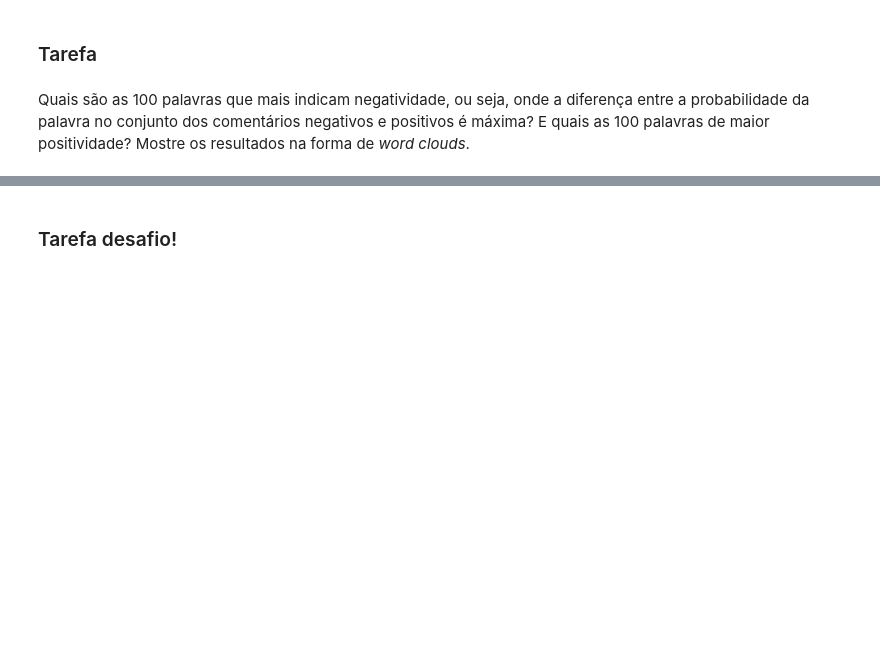
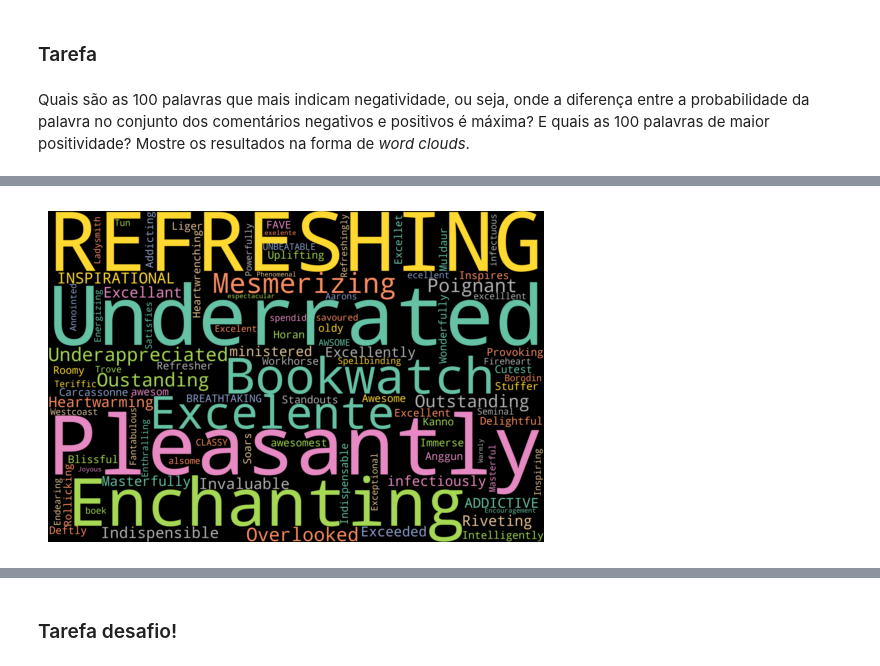
Before and after one commit to renatex333/scintilla-project, a Jupyter notebook: projeto_spark.ipynb, the cells around one changed output, grey strips where cells are left out. Cells and saved outputs as stored; diff of their text form; code cells hidden in the pictures; blank space fills up the shorter version.

```diff
--- a/projeto_spark.ipynb
+++ b/projeto_spark.ipynb
@@ -285,15 +339,22 @@ Quais são as 100 palavras que mais indicam negatividade, ou seja, onde a difere
 # %%
 diferencas_negativo = []
 diferencas_positivo = []
-for e in rdd_outer_joined:
+for word_and_probs in rdd_outer_joined:
     try:
-        diferencas_negativo.append((e[0], (e[1][1]-e[1][0])))
+        diferencas_positivo.append((word_and_probs[0], (word_and_probs[1][0]-word_and_probs[1][1])))
     except TypeError:
-        diferencas_negativo.append((e[0], None))
+        diferencas_positivo.append((word_and_probs[0], word_and_probs[1][0]))
+        continue
     try:
-        diferencas_positivo.append((e[0], (e[1][0]-e[1][1])))
+        diferencas_negativo.append((word_and_probs[0], (word_and_probs[1][1]-word_and_probs[1][0])))
     except TypeError:
-        diferencas_positivo.append((e[0], None))
+        diferencas_negativo.append((word_and_probs[0], word_and_probs[1][1]))
+        continue
 # %%
-diferencas_negativo.sort(key = lambda x: x[1])
-diferencas_positivo.sort(key = lambda x: x[1])
+def sorting_funct(x):
+    if not x[1]:
+        return 0
+    return x[1]
+
+diferencas_negativo.sort(key = lambda x: sorting_funct(x))
+diferencas_positivo.sort(key = lambda x: sorting_funct(x))
@@ -301,0 +404,4 @@ TypeError: '<' not supported between instances of 'NoneType' and 'float'
+# %%
+top_100_positivas = []
+for word_diff in diferencas_positivo[:100]:
+    top_100_positivas.append(word_diff[0])
@@ -301,0 +412,9 @@ TypeError: '<' not supported between instances of 'NoneType' and 'float'
+# %%
+top_100_positivas = " ".join(top_100_positivas)
+top_100_negativas = " ".join(top_100_negativas)
+# %%
+wordcloud_positivas = WordCloud(width = 3000, height = 2000, random_state=1, background_color='black', colormap='Set2', collocations=False).generate(top_100_positivas)
+plt.imshow(wordcloud_positivas, interpolation='bilinear')
+plt.axis("off");
+# %% [output]
+[figure, added]
```
Also changed, not shown: parts of 13 cells of this notebook.
